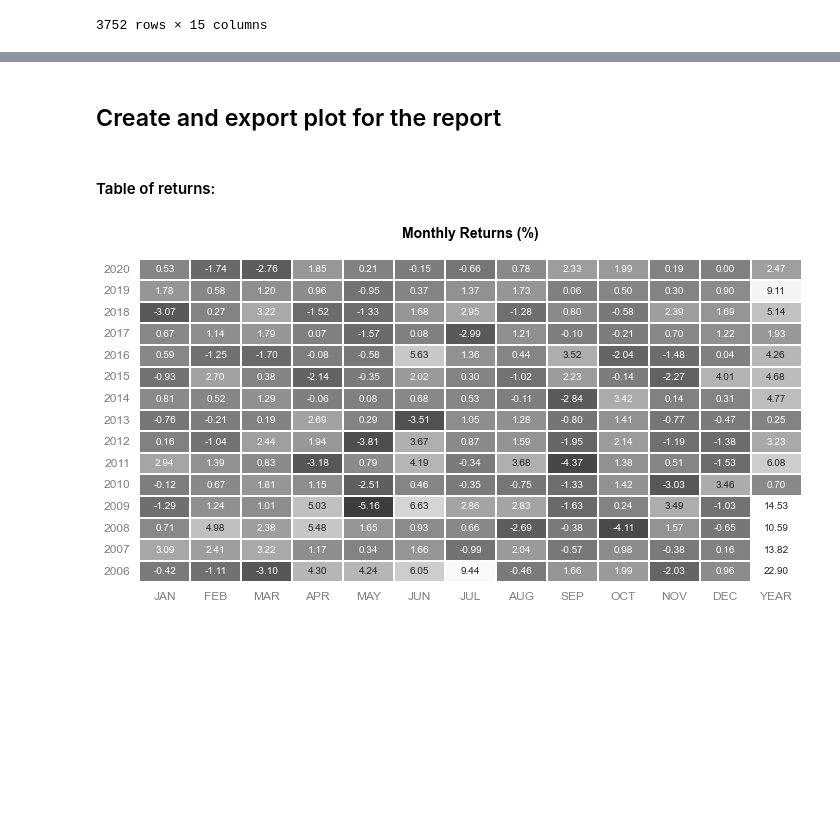
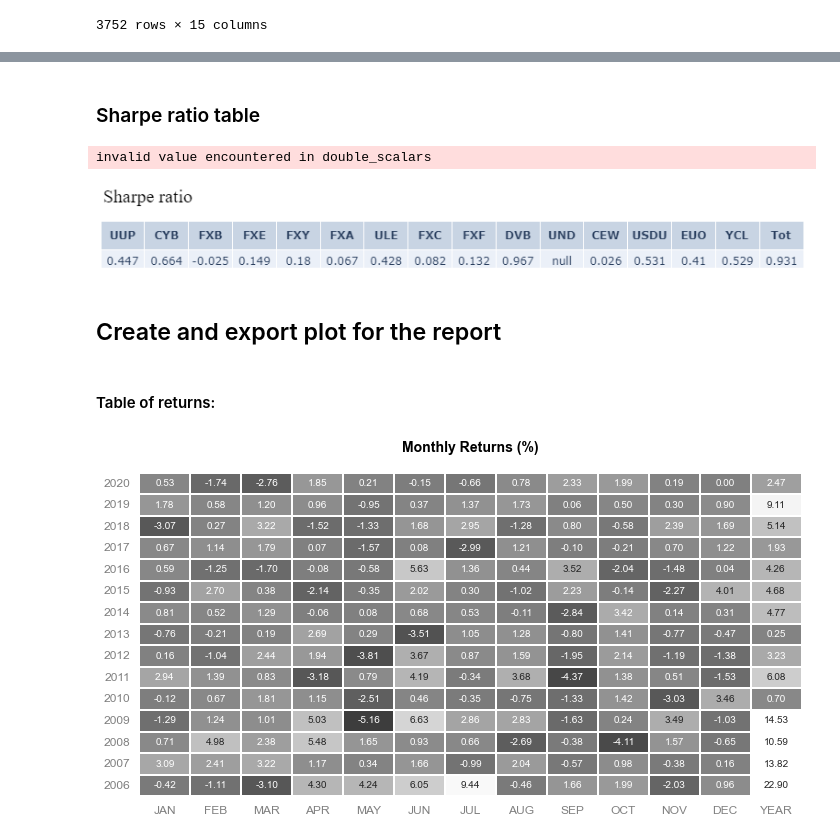
Before and after one commit to zazzooo/MATS, a Jupyter notebook: notebooks/report_KAMA.ipynb, the cells around one changed output, grey strips where cells are left out. Saved outputs shown, nothing was run; the diff lists cells and outputs as text; code cells hidden in the pictures; blank space fills up the shorter version.

```diff
--- a/notebooks/report_KAMA.ipynb
+++ b/notebooks/report_KAMA.ipynb
@@ -217,6 +229,35 @@ if debug_xl == True:
             df_rolling_mean.set_index(new_index).to_excel(writer, sheet_name='rolling mean')
             new_index = data_earnings.index.tz_convert(None)
             data_earnings.set_index(new_index).to_excel(writer, sheet_name='AW_port_rets')
+# %% [markdown]
+### Sharpe ratio table
+# %%
+from quantstats.stats import sharpe
+
+
+sharpe_r_df = pd.DataFrame(columns = data_earnings.columns, index = ['Sharpe ratio'])
+for sec in data_earnings.columns:
+    sharpe_r_df[sec] = sharpe(data_earnings[sec])
+
+sharpe_r_df
+
+fig = df2img.plot_dataframe(
+    sharpe_r_df.round(3),
+    print_index=False,
+    title=dict(
+        font_color="black",
+        font_family="Times New Roman",
+        font_size=20,
+        text="Sharpe ratio"),
+    fig_size=(775, 100),
+
+   )
+
+#df2img.save_dataframe(fig=fig, filename='../img/sharpe_ratio' + unique_name + '.png')
+#fig_stats = fig
+# %% [output]
+invalid value encountered in double_scalars
+[figure, added]
 # %% [markdown]
 ## Create and export plot for the report
 # %% [markdown]
```
Also changed, not shown: parts of 10 cells of this notebook, 11 other files.
